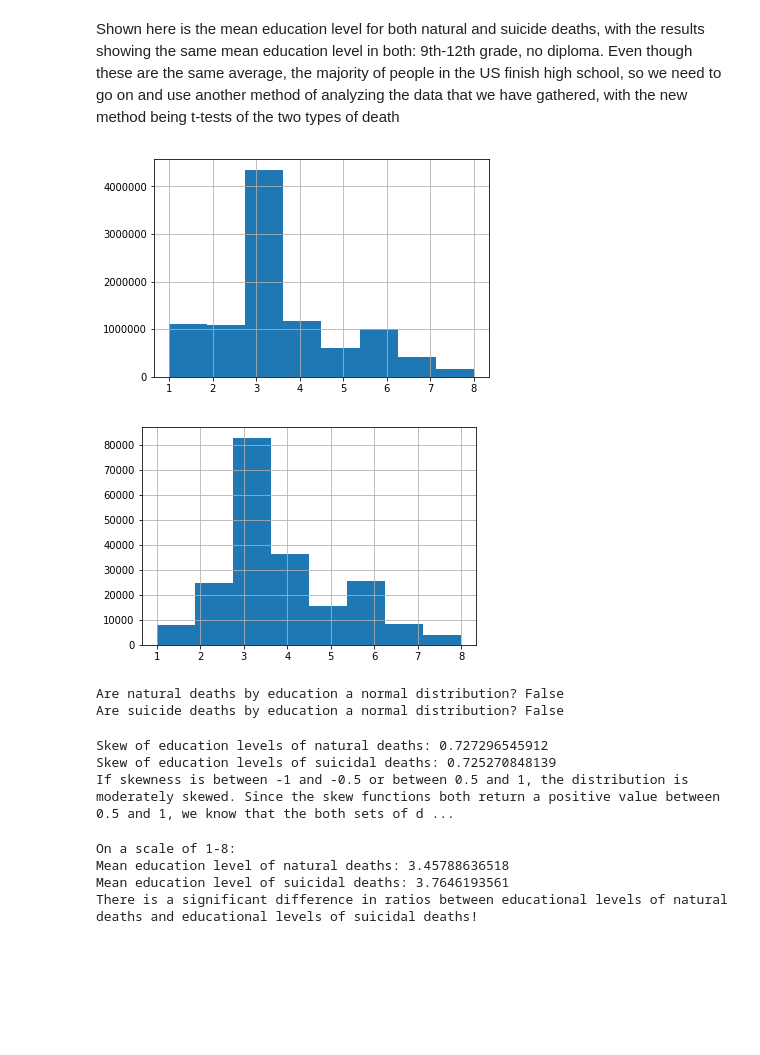
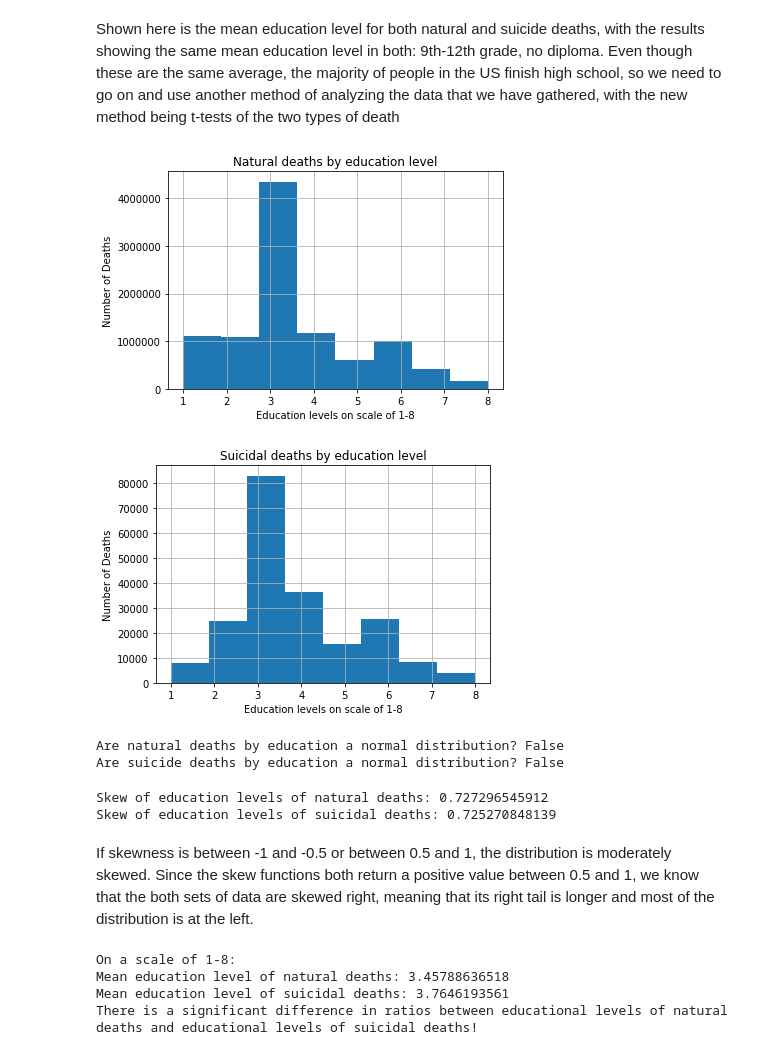
Before and after one commit to WeilunY/COGS108_Project, a Jupyter notebook: FinalProjectFinalVersion.ipynb, the cells around one changed output. Saved outputs shown, nothing was run; the diff lists cells and outputs as text; code cells hidden in the pictures; blank space fills up the shorter version.

```diff
--- a/FinalProjectFinalVersion.ipynb
+++ b/FinalProjectFinalVersion.ipynb
@@ -950,36 +948,42 @@ Shown here is the mean education level for both natural and suicide deaths, with
 # %%
 # Analyzation of distributions
 # Cleaning up data so that we can get values from it to test distributions
 
 #invert the education dictionary key:value and change string to number
 edu_inv_map = dict((v, int(k)) for k, v in edu_dict.items())
 edu_inv_map.pop('Unknown', None)
 
 #get natural deaths by education and drop unknown
 NED = cdf[cdf['Cause'] == 'Natural']
 NED = NED[NED['Education'] != 'Unknown']
 #change the desciptions to numbers 1-9
 NEN = NED['Education'].map(edu_inv_map)
 #reset index from 0
 NEN = NEN.reset_index(drop=True)
 
 #get suicide deaths by education
 SED = cdf[cdf['Cause'] == 'Suicide']
 SED = SED[SED['Education'] != 'Unknown']
 #change the desciptions to numbers 1-9
 SEN = SED['Education'].map(edu_inv_map)
 #reset index from 0
 SEN = SEN.reset_index(drop=True)
 
 #showing histogram of Natural deaths by education
-NEN.hist(bins=8)
+nenhist = NEN.hist(bins=8)
+plt.title("Natural deaths by education level")
+nenhist.set_xlabel("Education levels on scale of 1-8")
+nenhist.set_ylabel("Number of Deaths")
 plt.show()
 #showing histogram of Suicide deaths by education
-SEN.hist(bins=8)
+senhist = SEN.hist(bins=8)
+plt.title("Suicidal deaths by education level")
+senhist.set_xlabel("Education levels on scale of 1-8")
+senhist.set_ylabel("Number of Deaths")
 plt.show()
 # %% [output]
-[figure, old version]
+[figure, new version]
-[figure, old version]
+[figure, new version]
 # %%
 #test if the data is normal distribution or not
 NDNE = NEN.values
@@ -998,14 +1002,11 @@ Are suicide deaths by education a normal distribution? False
 #Test for skewed distribution
 print('Skew of education levels of natural deaths: ' + str(NEN.skew()))
 print('Skew of education levels of suicidal deaths: ' + str(SEN.skew()))
-print('If skewness is between -1 and -0.5 or between 0.5 and 1, the distribution is moderately skewed. \
-Since the skew functions both return a positive value between 0.5 and 1, we know that the both \
-sets of data are skewed right, meaning that its right tail is longer and most of the distribution \
-is at the left.')
 # %% [output]
 Skew of education levels of natural deaths: 0.727296545912
 Skew of education levels of suicidal deaths: 0.725270848139
-If skewness is between -1 and -0.5 or between 0.5 and 1, the distribution is moderately skewed. Since the skew functions both return a positive value between 0.5 and 1, we know that the both sets of d ...
+# %% [markdown]
+If skewness is between -1 and -0.5 or between 0.5 and 1, the distribution is moderately skewed. Since the skew functions both return a positive value between 0.5 and 1, we know that the both sets of data are skewed right, meaning that its right tail is longer and most of the distribution is at the left.
 # %%
 #Mean educational levels of natural vs suicidal deaths
 #lower number means lower level of education on a level from 1-8
```
Also changed, not shown: parts of 3 cells of this notebook.
